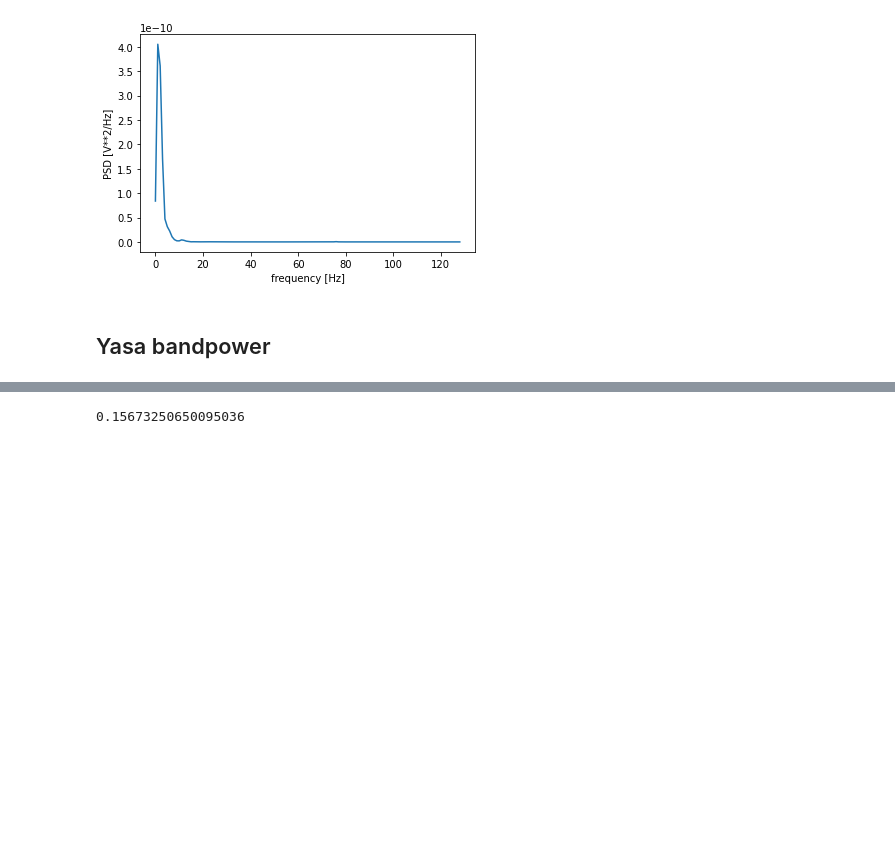
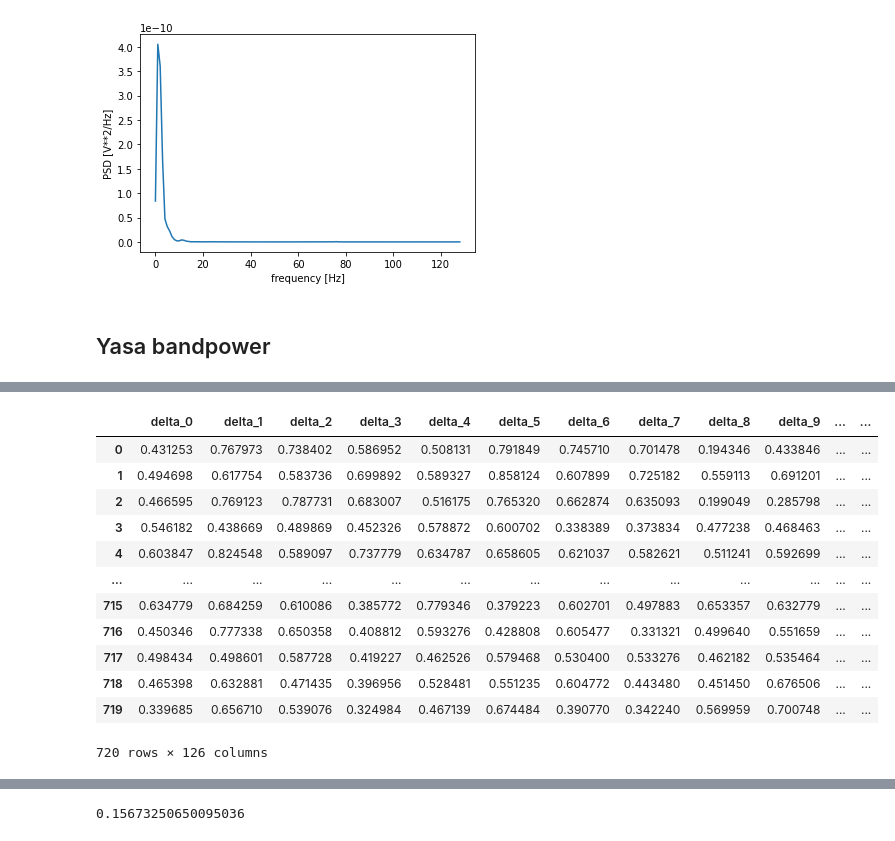
Before and after one commit to mattjdavis/eeg_classifier, a Jupyter notebook: load_data.ipynb, the cells around one changed output, grey strips where cells are left out. Cells and saved outputs as stored; diff of their text form; code cells hidden in the pictures; blank space fills up the shorter version.

```diff
--- a/load_data.ipynb
+++ b/load_data.ipynb
@@ -458,0 +500,26 @@ yasa.bandpower_from_psd(seg1, x)
+# %%
+
+x,y = signal.welch(D,fs=fs,axis=2, average='median')
+
+dummy_names = list(range(21))
+bands = ['delta', 'theta', 'alpha', 'sigma', 'beta', 'gamma']
+bp_col_names = [ x + '_' +  str(y) for x in bands for y in dummy_names]
+
+bp = yasa.bandpower_from_psd_ndarray(y,x)
+rbp = np.reshape(bp,(6*21,-1)).T #(epoch x (bandpower_channel)) e.g. delta_ch0, delta_ch1....gamma_chx
+
+pd.DataFrame(rbp,columns=bp_col_names)
+# %% [output]
+|  | delta_0 | delta_1 | delta_2 | delta_3 | delta_4 | delta_5 | delta_6 | delta_7 | delta_8 | delta_9 | ... | ... |
+| 0 | 0.431253 | 0.767973 | 0.738402 | 0.586952 | 0.508131 | 0.791849 | 0.745710 | 0.701478 | 0.194346 | 0.433846 | ... | ... |
+| 1 | 0.494698 | 0.617754 | 0.583736 | 0.699892 | 0.589327 | 0.858124 | 0.607899 | 0.725182 | 0.559113 | 0.691201 | ... | ... |
+| 2 | 0.466595 | 0.769123 | 0.787731 | 0.683007 | 0.516175 | 0.765320 | 0.662874 | 0.635093 | 0.199049 | 0.285798 | ... | ... |
+| 3 | 0.546182 | 0.438669 | 0.489869 | 0.452326 | 0.578872 | 0.600702 | 0.338389 | 0.373834 | 0.477238 | 0.468463 | ... | ... |
+| 4 | 0.603847 | 0.824548 | 0.589097 | 0.737779 | 0.634787 | 0.658605 | 0.621037 | 0.582621 | 0.511241 | 0.592699 | ... | ... |
+| ... | ... | ... | ... | ... | ... | ... | ... | ... | ... | ... | ... | ... |
+| 715 | 0.634779 | 0.684259 | 0.610086 | 0.385772 | 0.779346 | 0.379223 | 0.602701 | 0.497883 | 0.653357 | 0.632779 | ... | ... |
+| 716 | 0.450346 | 0.777338 | 0.650358 | 0.408812 | 0.593276 | 0.428808 | 0.605477 | 0.331321 | 0.499640 | 0.551659 | ... | ... |
+| 717 | 0.498434 | 0.498601 | 0.587728 | 0.419227 | 0.462526 | 0.579468 | 0.530400 | 0.533276 | 0.462182 | 0.535464 | ... | ... |
+| 718 | 0.465398 | 0.632881 | 0.471435 | 0.396956 | 0.528481 | 0.551235 | 0.604772 | 0.443480 | 0.451450 | 0.676506 | ... | ... |
+| 719 | 0.339685 | 0.656710 | 0.539076 | 0.324984 | 0.467139 | 0.674484 | 0.390770 | 0.342240 | 0.569959 | 0.700748 | ... | ... |
+720 rows × 126 columns
```
Also changed, not shown: parts of 11 cells of this notebook, 1 other file.
